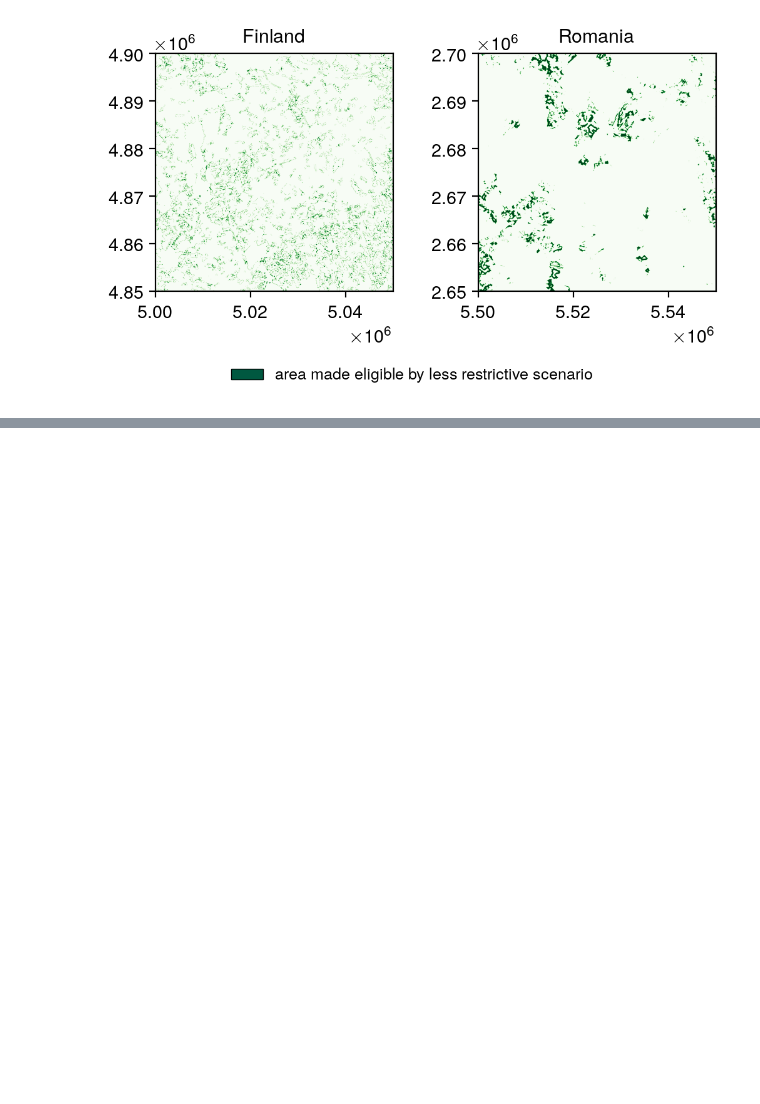
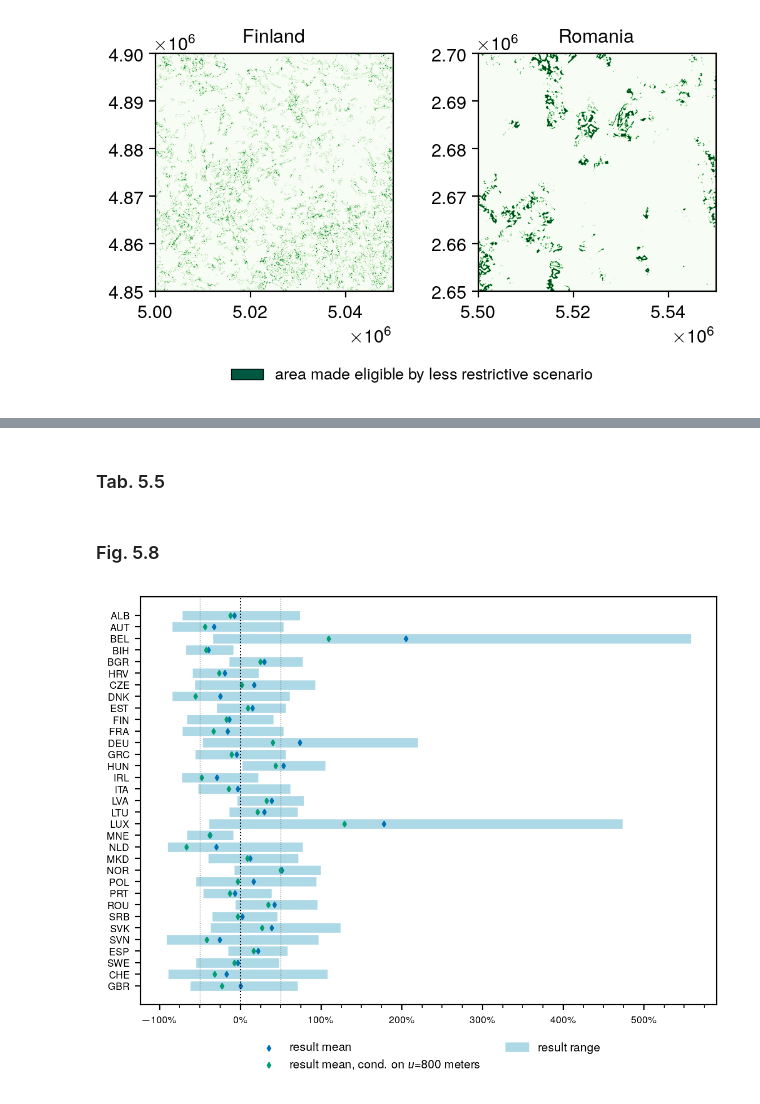
Before and after one commit to calvintr/windgenpotential, a Jupyter notebook: analysis.ipynb, the cells around one changed output, grey strips where cells are left out. Saved outputs shown, nothing was run; the diff lists cells and outputs as text; code cells hidden in the pictures; blank space fills up the shorter version.

```diff
--- a/analysis.ipynb
+++ b/analysis.ipynb
@@ -1684,0 +1215,2 @@ ax.legend()
+# %%
+res_df['tp_y_mean_area'] = res_df['tp_y_mean'].divide(tps_df['area'], axis = 0)
@@ -1684,0 +1376,2 @@ ax.legend()
+# %% [markdown]
+### Tab. 5.5
@@ -1684,0 +1431,5 @@ ax.legend()
+# %% [markdown]
+### Fig. 5.8
+# %%
+ryberg = pd.read_csv(ROOT + 'results/results_ryberg.csv', sep = ';', decimal = ',', index_col = 'Region')
+ryberg = ryberg.reindex(sorted(ryberg.index))
@@ -1684,0 +1445,45 @@ ax.legend()
+# %%
+ryberg_comp = pd.concat([
+([res_df.groupby('country').min().loc[cntry, 'tp_y_mean'] for cntry in ryberg.index] / (ryberg.TWh*1000)),
+([res_df.groupby('country').max().loc[cntry, 'tp_y_mean'] for cntry in ryberg.index] / (ryberg.TWh*1000)),
+([res_df.groupby('country').mean().loc[cntry, 'tp_y_mean'] for cntry in ryberg.index] / (ryberg.TWh*1000)),
+([res_df.groupby(['country', 'urban_d']).mean().query("urban_d == '1000'").loc[(cntry, '1000'), 'tp_y_mean'] for cntry in ryberg.index] / (ryberg.TWh*1000)),
+([res_df.groupby(['country', 'urban_d']).mean().query("urban_d == '800'").loc[(cntry, '800'), 'tp_y_mean'] for cntry in ryberg.index] / (ryberg.TWh*1000)),
+([res_df.groupby(['country', 'urban_d']).mean().query("urban_d == '600'").loc[(cntry, '600'), 'tp_y_mean'] for cntry in ryberg.index] / (ryberg.TWh*1000)),
+([res_df.groupby(['country', 'urban_d']).mean().query("urban_d == '400'").loc[(cntry, '400'), 'tp_y_mean'] for cntry in ryberg.index] / (ryberg.TWh*1000)),
+([res_df.groupby('country').median().loc[cntry, 'tp_y_mean'] for cntry in ryberg.index] / (ryberg.TWh*1000))
+], axis = 1)
+ryberg_comp.columns = ['min', 'max', 'mean', 'mean1000', 'mean800', 'mean600', 'mean400', 'median']
+ryberg_comp = ryberg_comp-1
+# %%
+fig, ax = plt.subplots(figsize = (figsize(1)[0], figsize(1)[1]*1.25), dpi = 200)
+
+data = ryberg_comp[::-1]*100
+
+l1 = 'result range'
+l2 = 'result mean'
+l3 = r'result mean, cond. on $u$=800 meters'
+
+ax.scatter(y = data.index, x = data['mean'], label = l2, marker = 'd', s = 5)
+ax.scatter(y = data.index, x = data['mean800'], label = l3, marker = 'd', s = 5)
+ax.hlines(y = data.index, xmin= data['min'], xmax =data['max'], lw = 6, zorder = 0, color = 'lightblue', label = l1)
+
+
+ax.set_yticks(range(len(data)), [countrycode[i] for i in data.index], size = 'xx-small')
+
+ax.xaxis.set_major_formatter(mtick.PercentFormatter(decimals=0))
+ax.xaxis.set_minor_locator(mtick.MultipleLocator(25))
+ax.tick_params(labelsize = 'xx-small')
+
+
+
+ax.axvline(0, color = 'k', ls = 'dotted', lw = 0.75)
+ax.axvline(-50, color = 'grey', ls = 'dotted', lw = 0.5)
+ax.axvline(50, color = 'grey', ls = 'dotted', lw = 0.5)
+
+ax.legend(loc="lower center", bbox_to_anchor=(0.5, -0.19), ncol=2, frameon=False,  fontsize = 'x-small')
+
+fig.tight_layout(pad = .2)
+fig.savefig(ROOT + 'results/plots/ryberg_comp.pdf')
+# %% [output]
+[figure, added]
```
Also changed, not shown: parts of 108 cells of this notebook, 1 other file.
